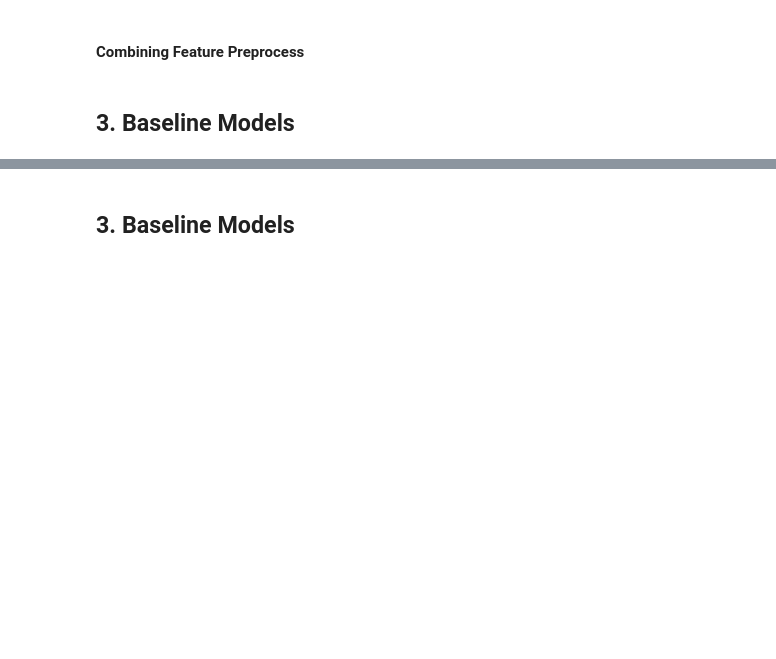
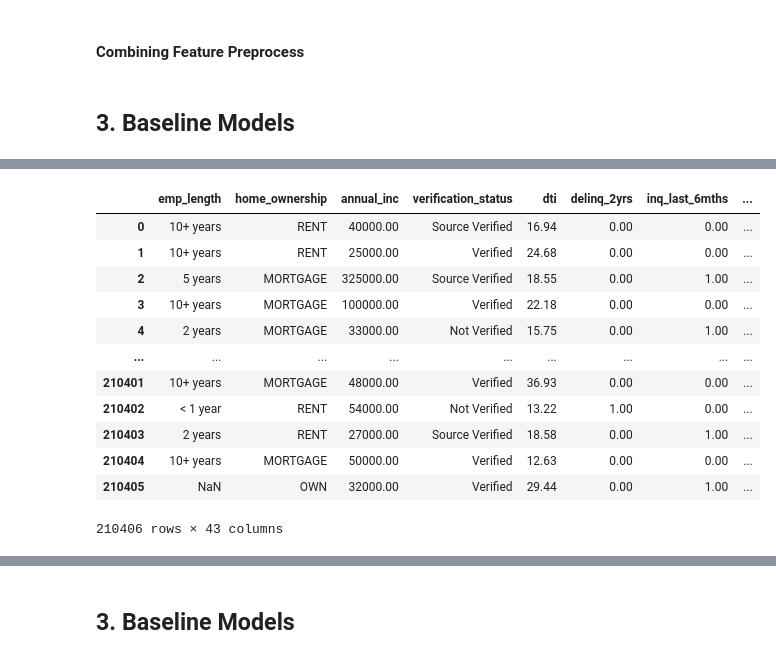
Before and after one commit to nbarizki/creditdefaultml, a Jupyter notebook: 3_Model_development.ipynb, the cells around one changed output, grey strips where cells are left out. Drawn from its saved outputs; the diff is of its cells as text; code cells hidden in the pictures; blank space fills up the shorter version.

```diff
--- a/3_Model_development.ipynb
+++ b/3_Model_development.ipynb
@@ -221,0 +314,16 @@ for model, model_id in zip(models, model_ids):
+# %%
+dataset_preprocess = Pipeline([
+    ('preprocess', LoanDataPreprocess()),
+    ('extract_label_predictor', LoanDataLabelPredictor(exclude=['term', 'earliest_cr_line', 'grade'],
+                                                       include=['total_rec_prncp'])),
+    ('missing_handler', LoanDataMissingHandler())
+    ])
+
+X_train, y_train = dataset_preprocess.fit_transform(train_set)
+
+X_train = X_train\
+    .assign(
+        portion_paid=lambda x: x.total_rec_prncp / x.loan_amnt
+        )
+
+X_train.portion_paid
@@ -221,0 +343,7 @@ for model, model_id in zip(models, model_ids):
+# %%
+avg_portion = X_train\
+    .groupby('sub_grade')\
+    .aggregate(avg_portion_paid=pd.NamedAgg(column='portion_paid', aggfunc='mean'))\
+    .reset_index()
+
+avg_portion
@@ -221,0 +368,18 @@ for model, model_id in zip(models, model_ids):
+# %%
+pd.merge(
+    X_train, avg_portion, how='left', on='sub_grade'
+)
+# %% [output]
+|  | emp_length | home_ownership | annual_inc | verification_status | dti | delinq_2yrs | inq_last_6mths | ... |
+| 0 | 10+ years | RENT | 40000.00 | Source Verified | 16.94 | 0.00 | 0.00 | ... |
+| 1 | 10+ years | RENT | 25000.00 | Verified | 24.68 | 0.00 | 0.00 | ... |
+| 2 | 5 years | MORTGAGE | 325000.00 | Source Verified | 18.55 | 0.00 | 1.00 | ... |
+| 3 | 10+ years | MORTGAGE | 100000.00 | Verified | 22.18 | 0.00 | 0.00 | ... |
+| 4 | 2 years | MORTGAGE | 33000.00 | Not Verified | 15.75 | 0.00 | 1.00 | ... |
+| ... | ... | ... | ... | ... | ... | ... | ... | ... |
+| 210401 | 10+ years | MORTGAGE | 48000.00 | Verified | 36.93 | 0.00 | 0.00 | ... |
+| 210402 | < 1 year | RENT | 54000.00 | Not Verified | 13.22 | 1.00 | 0.00 | ... |
+| 210403 | 2 years | RENT | 27000.00 | Source Verified | 18.58 | 0.00 | 1.00 | ... |
+| 210404 | 10+ years | MORTGAGE | 50000.00 | Verified | 12.63 | 0.00 | 0.00 | ... |
+| 210405 | NaN | OWN | 32000.00 | Verified | 29.44 | 0.00 | 1.00 | ... |
+210406 rows × 43 columns
```
Also changed, not shown: parts of 24 cells of this notebook, 1 other file.
